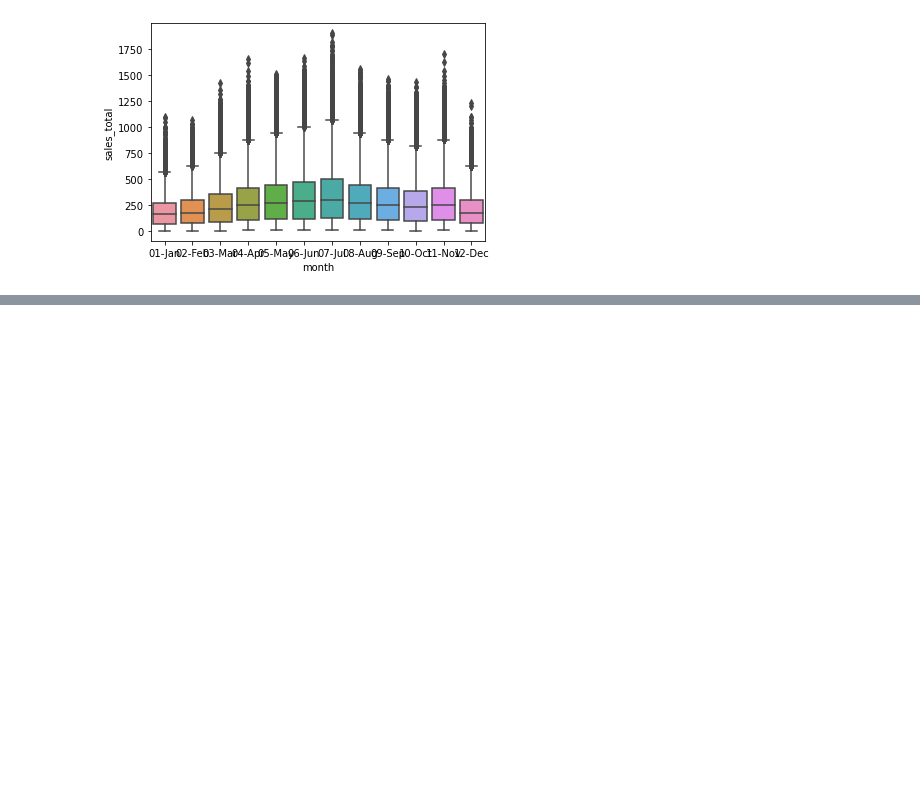
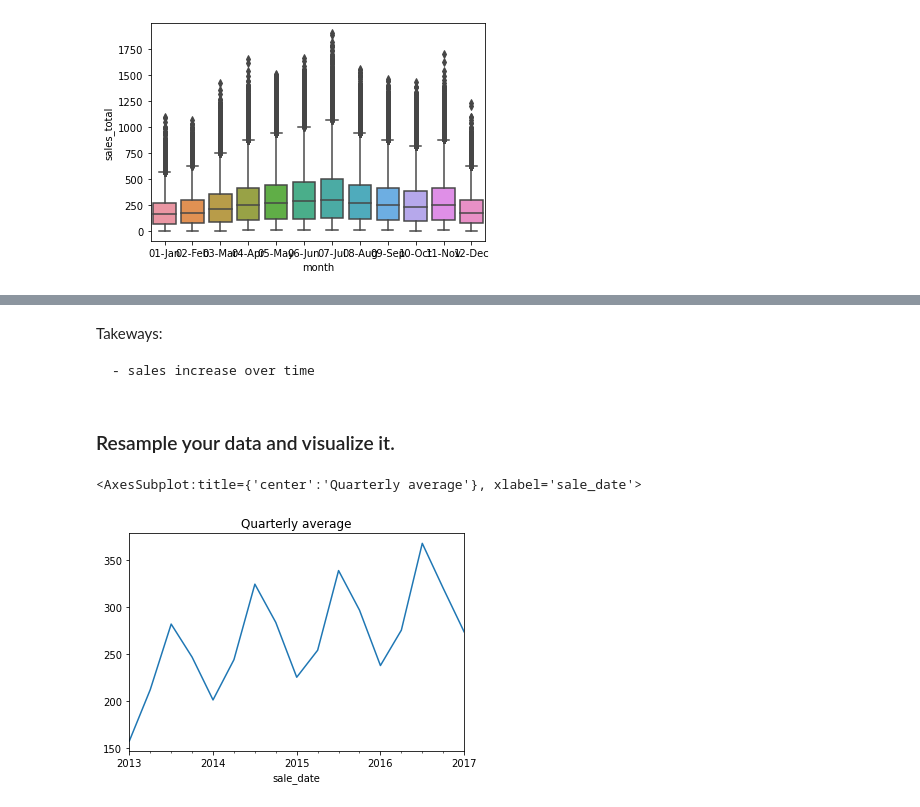
Before and after one commit to paigerackley/time-series-exercises, a Jupyter notebook: explore.ipynb, the cells around one changed output, grey strips where cells are left out. Saved outputs shown, nothing was run; the diff lists cells and outputs as text; code cells hidden in the pictures; blank space fills up the shorter version.

```diff
--- a/explore.ipynb
+++ b/explore.ipynb
@@ -109,0 +127,12 @@ ValueError: Could not interpret input 'day_of_week'
+# %% [markdown]
+Takeways:
+
+    - sales increase over time
+# %% [markdown]
+### Resample your data and visualize it.
+# %%
+#resampling by quarterly (3 months)
+y.resample('3M').mean().plot(title='Quarterly average')
+# %% [output]
+<AxesSubplot:title={'center':'Quarterly average'}, xlabel='sale_date'>
+[figure, added]
```
Also changed, not shown: parts of 22 cells of this notebook.
